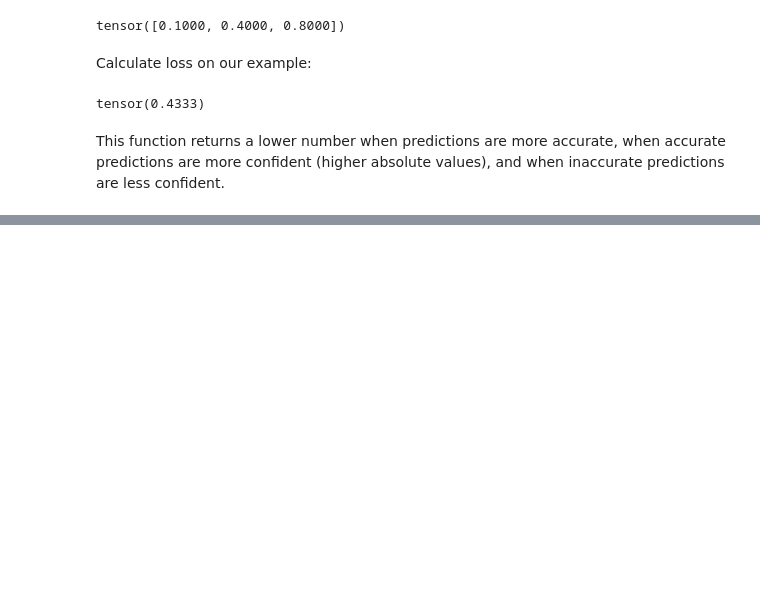
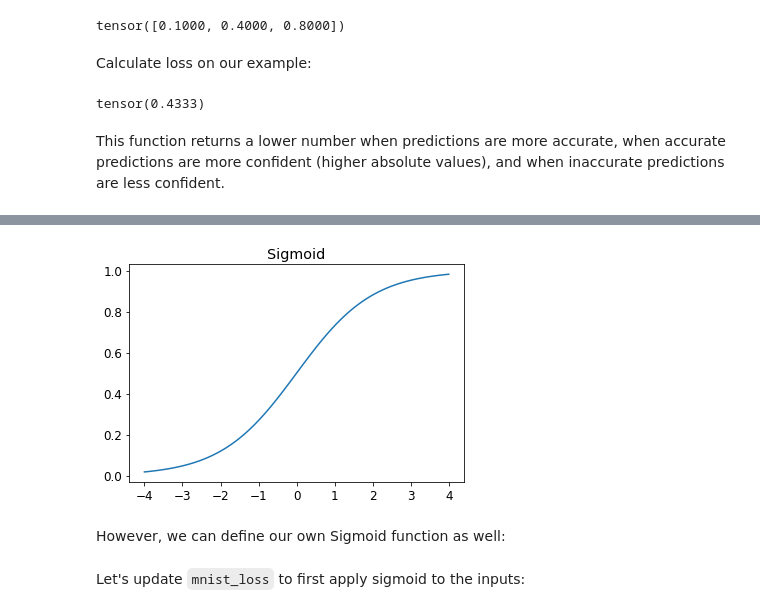
Before and after one commit to RaminParker/Training-a-Digit-Classifier, a Jupyter notebook: Training_a_Digit_Classifier.ipynb, the cells around one changed output, grey strips where cells are left out. Cells and saved outputs as stored; diff of their text form; code cells hidden in the pictures; blank space fills up the shorter version.

```diff
--- a/Training_a_Digit_Classifier.ipynb
+++ b/Training_a_Digit_Classifier.ipynb
@@ -788,0 +789,6 @@ This function returns a lower number when predictions are more accurate, when ac
+# %%
+plot_function(torch.sigmoid, title='Sigmoid', min=-4, max=4)
+# %% [output]
+[figure, added]
+# %% [markdown]
+However, we can define our own Sigmoid function as well:
@@ -788,0 +798,2 @@ This function returns a lower number when predictions are more accurate, when ac
+# %% [markdown]
+Let's update ``mnist_loss`` to first apply sigmoid to the inputs:
```
Also changed, not shown: parts of 71 cells of this notebook.
